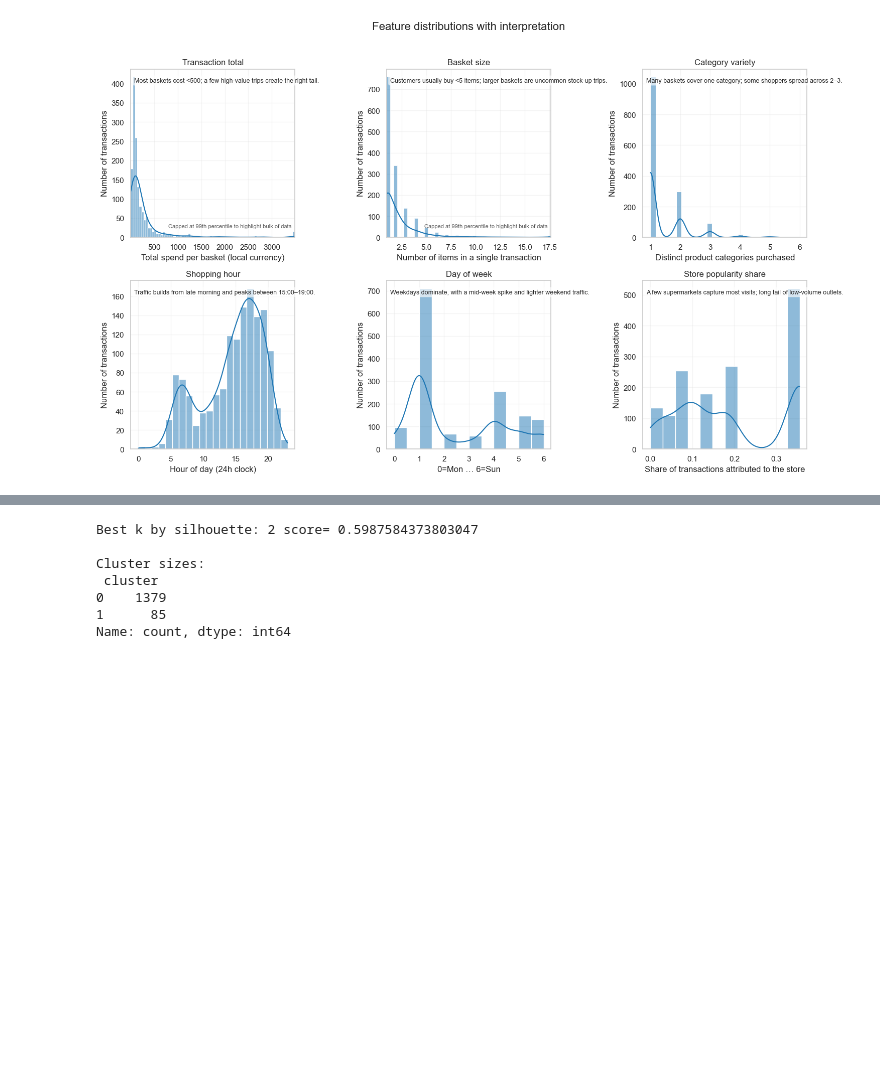
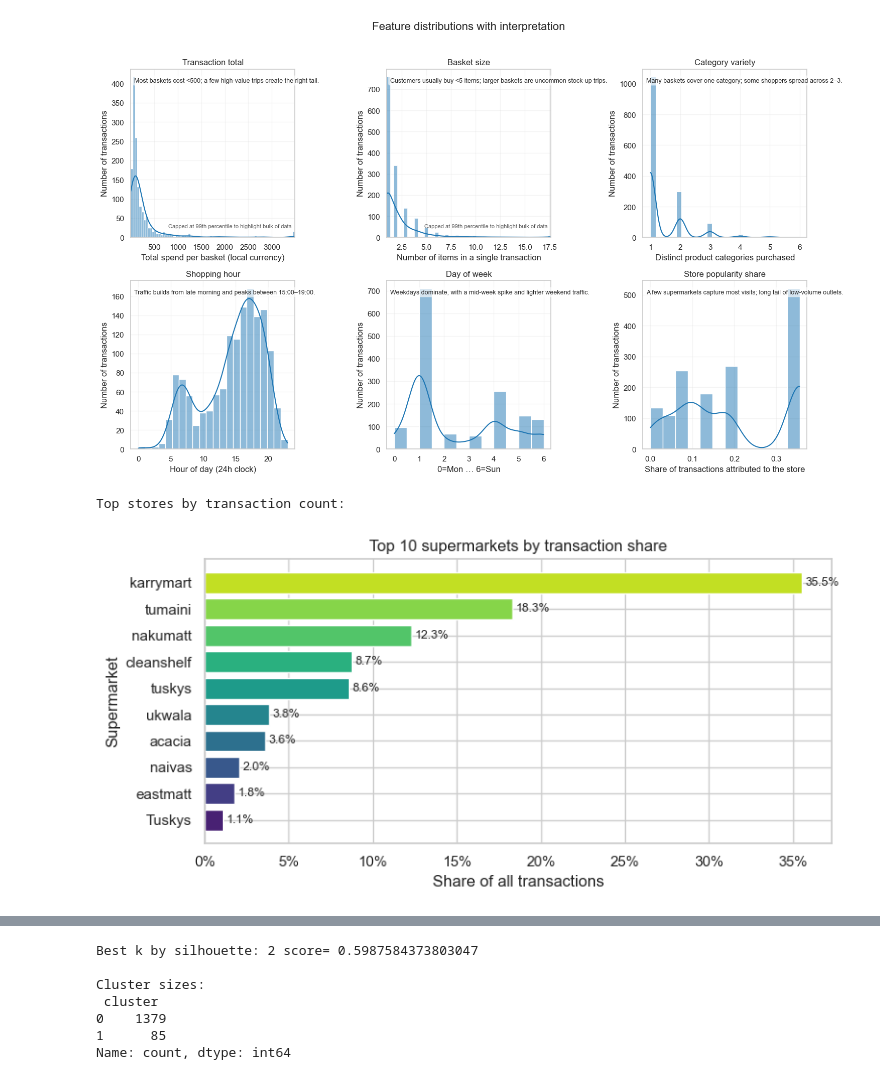
Before and after one commit to jeffmakuto/customer_segmentation, a Jupyter notebook: notebooks/segmentation_analysis.ipynb, the cells around one changed output, grey strips where cells are left out. Saved outputs shown, nothing was run; the diff lists cells and outputs as text; code cells hidden in the pictures; blank space fills up the shorter version.

```diff
--- a/notebooks/segmentation_analysis.ipynb
+++ b/notebooks/segmentation_analysis.ipynb
@@ -187,6 +187,35 @@ fig_dist.suptitle('Feature distributions with interpretation', fontsize=16, y=1.
 plt.tight_layout()
 # %% [output]
 [figure]
+# %%
+# 4c) Store popularity (top 10 supermarkets by transaction share)
+from matplotlib.ticker import FuncFormatter
+
+store_counts = raw_df['supermarket'].fillna('UNKNOWN').value_counts()
+store_summary = (
+    pd.DataFrame({
+        'supermarket': store_counts.index,
+        'transactions': store_counts.values
+    })
+)
+store_summary['share'] = store_summary['transactions'] / store_summary['transactions'].sum()
+
+print('Top stores by transaction count:')
+store_summary.head(10)
+
+fig_store_pop, ax_store_pop = plt.subplots(figsize=(8, 4))
+subset = store_summary.head(10)
+ax_store_pop.barh(subset['supermarket'][::-1], subset['share'][::-1], color=sns.color_palette('viridis', len(subset)))
+ax_store_pop.set_title('Top 10 supermarkets by transaction share')
+ax_store_pop.set_xlabel('Share of all transactions')
+ax_store_pop.set_ylabel('Supermarket')
+ax_store_pop.xaxis.set_major_formatter(FuncFormatter(lambda val, pos: f"{val:.0%}"))
+for idx, (y, share) in enumerate(zip(subset['supermarket'][::-1], subset['share'][::-1])):
+    ax_store_pop.text(share + 0.002, idx, f"{share:.1%}", va='center', ha='left', fontsize=9)
+plt.tight_layout()
+# %% [output]
+Top stores by transaction count:
+[figure, added]
 # %%
 # 5) Scale features and evaluate candidate cluster counts
 scaler = StandardScaler()
```
Also changed, not shown: parts of 4 cells of this notebook, 3 other files.
